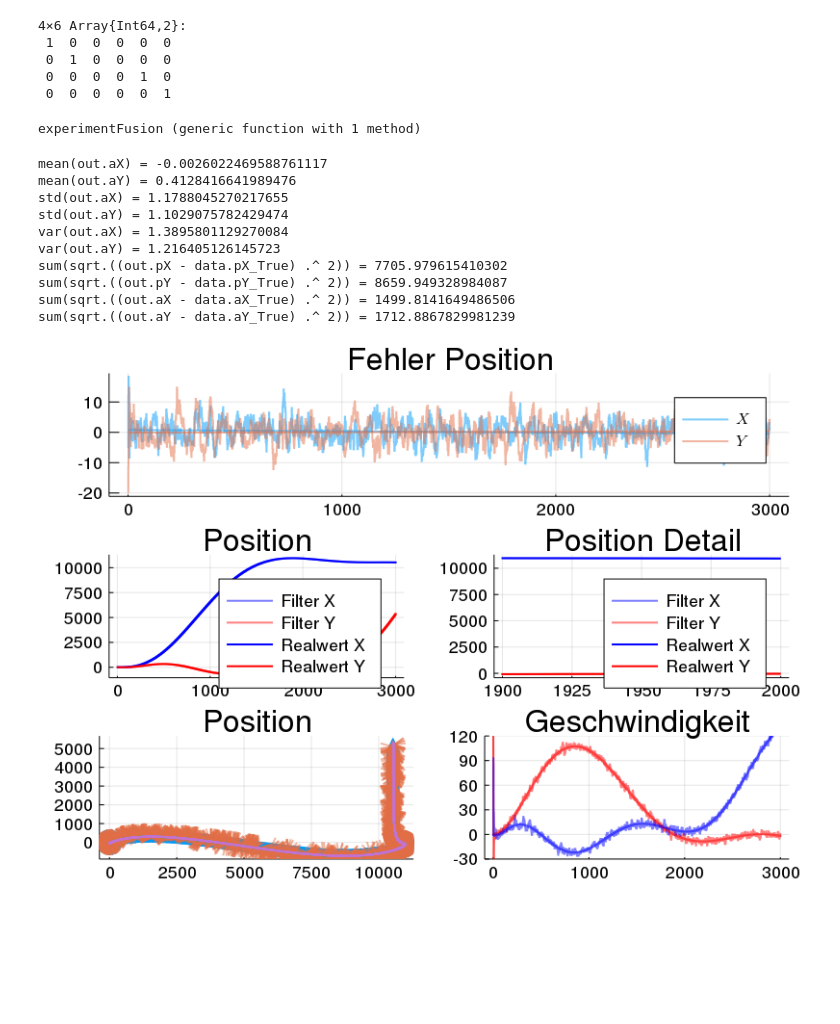
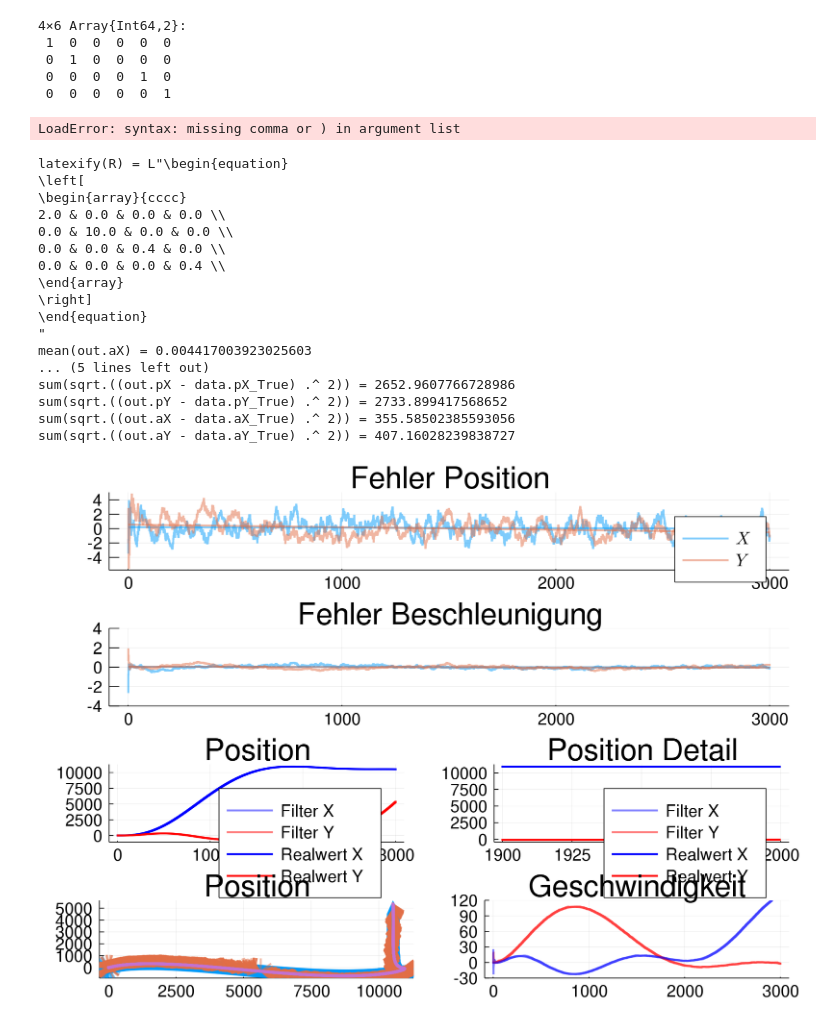
Before and after one commit to hydroid7/kalman, a Jupyter notebook: 03.carposition/Beschleunigung-Position-Testdata.ipynb, the cells around one changed output. Saved outputs shown, nothing was run; the diff lists cells and outputs as text; code cells hidden in the pictures; blank space fills up the shorter version.

Commit message:
Final experiment setup

```diff
--- a/03.carposition/Beschleunigung-Position-Testdata.ipynb
+++ b/03.carposition/Beschleunigung-Position-Testdata.ipynb
@@ -623,0 +711,5 @@ sum(sqrt.((out.pY - data.pY_True) .^ 2)) = 9240.384654766867
+# %%
+R = [2 0;
+     0 10]
+Q = I * 0.0001
+experimentPosition(A, Q, G, R, x_0, Σ_0, generated_data, 8)
@@ -660,10 +758,16 @@ function experimentFusion(A, Q, G, R, x_0, Σ_0, data)
     end
     out = DataFrame(fusioned', [:pX, :pY, :vX, :vY, :aX, :aY, :Id])
 #     l = @layout [a; b; c]
-    l = @layout [a; b e; c d]
+    l = @layout [a; d; b e; c d]
     p1 = plot(title = "Fehler Position")
     plot!(out.Id, out.pX - data.pX_True, label = L"X", smooth = true)
     plot!(out.Id, out.pY - data.pY_True, label = L"Y", smooth = true)
+
+    p1b = plot(title = "Fehler Beschleunigung", ylim = (-4, 4), legend = false)
+    plot!(out.Id, out.aX - data.aX_True, label = L"X", smooth = true)
+    plot!(out.Id, out.aY - data.aY_True, label = L"Y", smooth = true)
+
+    write_plot(plot(p1, p1b, layout = @layout [a; b], "fusion-fehler")
 
     p2a = plot(title = "Position")
     @df out begin
@@ -718,28 +822,38 @@ function experimentFusion(A, Q, G, R, x_0, Σ_0, data)
 
     @show sum(sqrt.((out.aX - data.aX_True).^2))
     @show sum(sqrt.((out.aY - data.aY_True).^2))
-    plot(p1, p2a, p2b, p3, p4, layout = l)
+    plot(p1, p1b, p2a, p2b, p3, p4, layout = l)
 end
 # %% [output]
-experimentFusion (generic function with 1 method)
+LoadError: syntax: missing comma or ) in argument list
 # %%
-R = [0.4 0 0 0;
-     0 0.4 0 0;
-     0 0 1.0 0;
-     0 0 0 1.0]
+R = [2 0 0 0;
+     0 10 0 0;
+     0 0 0.4 0;
+     0 0 0 0.4]
 
-Q = I * 0.001
+Q = I * 0.0001
+
+# @show latexify(Q)
+@show latexify(R)
 
 experimentFusion(A, Q, G, R, x_0, Σ_0, generated_data)
 # %% [output]
-mean(out.aX) = -0.0026022469588761117
-mean(out.aY) = 0.4128416641989476
-std(out.aX) = 1.1788045270217655
-std(out.aY) = 1.1029075782429474
-var(out.aX) = 1.3895801129270084
-var(out.aY) = 1.216405126145723
-sum(sqrt.((out.pX - data.pX_True) .^ 2)) = 7705.979615410302
-sum(sqrt.((out.pY - data.pY_True) .^ 2)) = 8659.949328984087
-sum(sqrt.((out.aX - data.aX_True) .^ 2)) = 1499.8141649486506
-sum(sqrt.((out.aY - data.aY_True) .^ 2)) = 1712.8867829981239
+latexify(R) = L"\begin{equation}
+\left[
+\begin{array}{cccc}
+2.0 & 0.0 & 0.0 & 0.0 \\
+0.0 & 10.0 & 0.0 & 0.0 \\
+0.0 & 0.0 & 0.4 & 0.0 \\
+0.0 & 0.0 & 0.0 & 0.4 \\
+\end{array}
+\right]
+\end{equation}
+"
+mean(out.aX) = 0.004417003923025603
+... (5 lines left out)
+sum(sqrt.((out.pX - data.pX_True) .^ 2)) = 2652.9607766728986
+sum(sqrt.((out.pY - data.pY_True) .^ 2)) = 2733.899417568652
+sum(sqrt.((out.aX - data.aX_True) .^ 2)) = 355.58502385593056
+sum(sqrt.((out.aY - data.aY_True) .^ 2)) = 407.16028239838727
-[figure, old version]
+[figure, new version]
```
Also changed, not shown: parts of 22 cells of this notebook, 26 other files.
